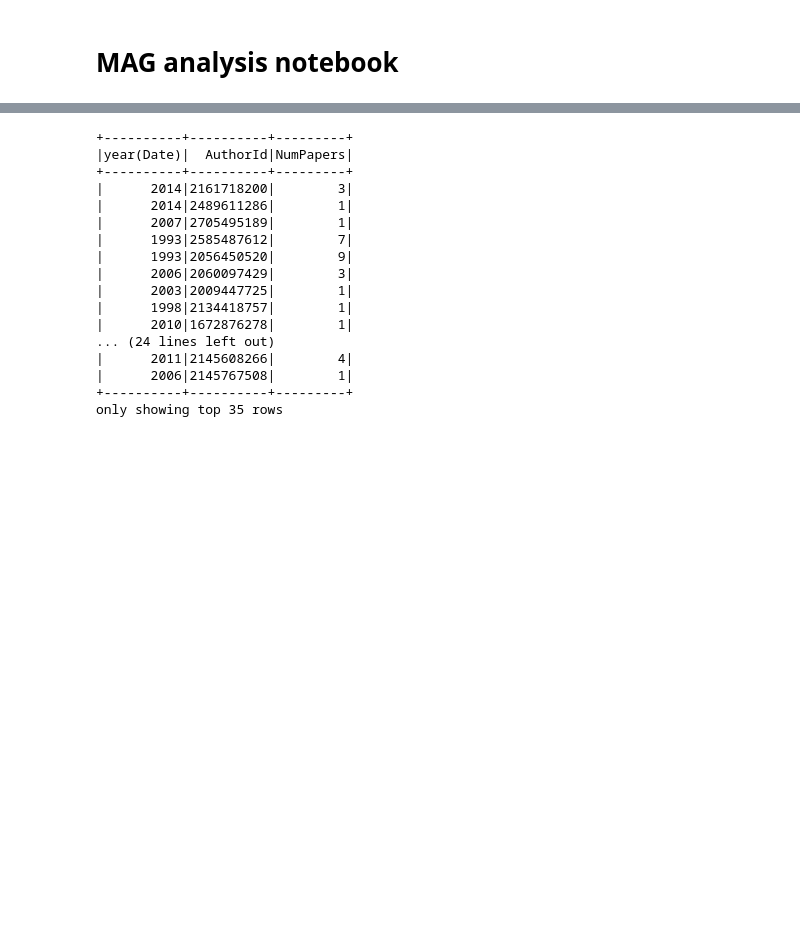
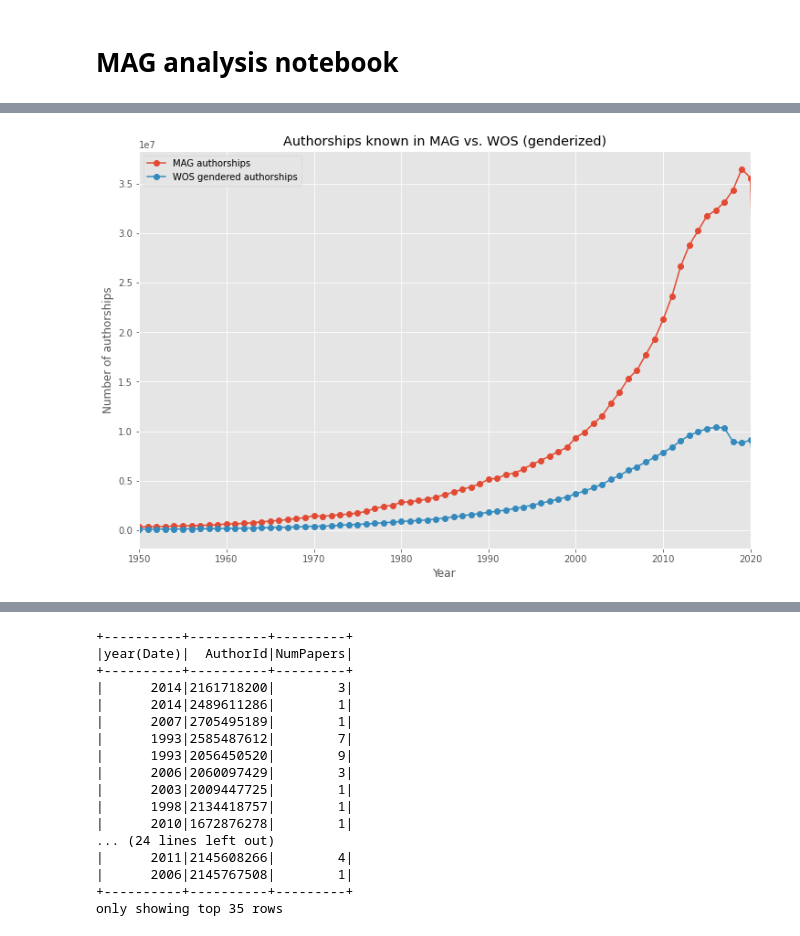
Before and after one commit to buschbirk/CentralityFairness, a Jupyter notebook: MAG analysis notebook.ipynb, the cells around one changed output, grey strips where cells are left out. Saved outputs shown, nothing was run; the diff lists cells and outputs as text; code cells hidden in the pictures; blank space fills up the shorter version.

```diff
--- a/MAG analysis notebook.ipynb
+++ b/MAG analysis notebook.ipynb
@@ -149,3 +173,29 @@ for i in range(len(names)):
 ... (7 outputs left out)
 # %%
 gender_per_discipline_df.to_csv("MAG_FILES/AuthorshipsPerGenderAndField.csv", index=False)
+# %%
+def authorships_per_year(mag):
+
+    author_affiliations = mag.getDataframe('PaperAuthorAffiliations')
+    authors = mag.getDataframe('WosToMag')
+    papers = mag.getDataframe('Papers')
+    paper_field = mag.getDataframe('PaperRootFieldMag')
+
+    query = """
+    SELECT
+    YEAR(p.Date),
+    prf.FieldOfStudyId,
+    COUNT(paa.PaperId) as AllAuthorships,
+    COUNT(CASE WHEN wtm.Gender IN (0, 1) THEN paa.PaperId ELSE null END) as WosAuthorships
+    FROM PaperAuthorAffiliations paa
+    INNER JOIN Papers p ON paa.PaperId = p.PaperId
+    INNER JOIN PaperRootFieldMag prf ON paa.PaperId = prf.PaperId
+    LEFT JOIN WosToMag wtm ON paa.AuthorId = wtm.MAG
+    GROUP BY YEAR(p.Date), prf.FieldOfStudyId
+    """
+    authorships_per_anno = mag.query_sql(query)
+    return authorships_per_anno
+# %%
+authorships_per_anno = authorships_per_year(mag)
+# %%
+authorships_per_anno_df = authorships_per_anno.toPandas()
@@ -151,0 +204,15 @@ gender_per_discipline_df.to_csv("MAG_FILES/AuthorshipsPerGenderAndField.csv", in
+# %%
+authorships_per_anno_df_group  = authorships_per_anno_df.groupby('year(Date)')\
+.sum(['AllAuthorships', 'WosAuthorships']).reset_index()
+# %%
+fig, ax = plt.subplots(figsize=(12,8))
+plt.plot(authorships_per_anno_df_group['year(Date)'],  authorships_per_anno_df_group['AllAuthorships'], '-o', label='MAG authorships')
+plt.plot(authorships_per_anno_df_group['year(Date)'],  authorships_per_anno_df_group['WosAuthorships'], '-o', label='WOS gendered authorships')
+plt.xlim(1950, 2020)
+plt.title('Authorships known in MAG vs. WOS (genderized)')
+plt.xlabel('Year')
+plt.ylabel('Number of authorships')
+plt.legend()
+plt.show()
+# %% [output]
+[figure, added]
```
Also changed, not shown: parts of 23 cells of this notebook, 8 other files.
